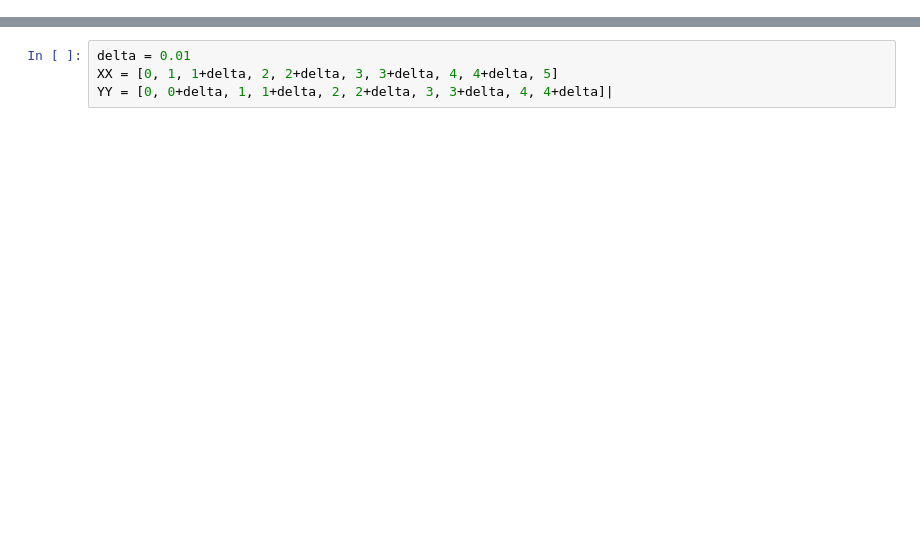
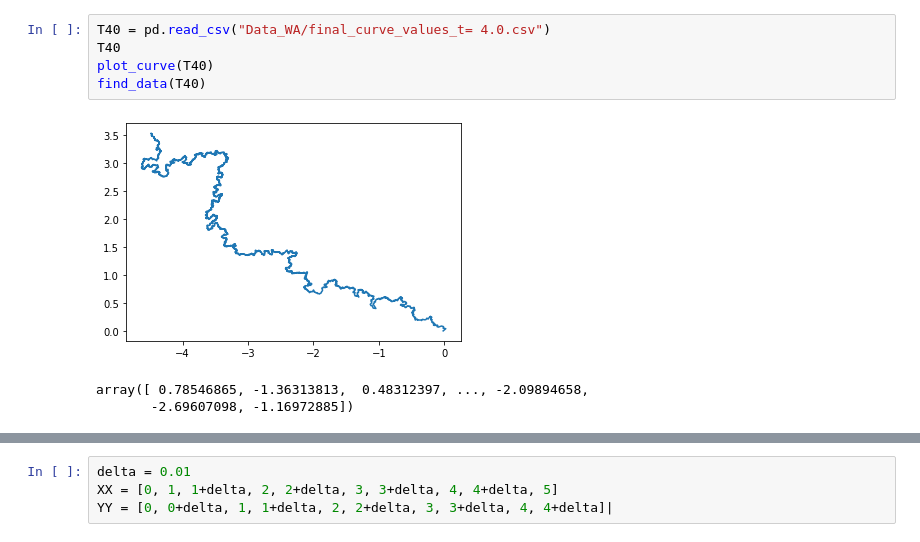
Before and after one commit to CamiloFajardo2021/Statistical_mechanics-project, a Jupyter notebook: angle.ipynb, the cells around one changed output, grey strips where cells are left out. Drawn from its saved outputs; the diff is of its cells as text; blank space fills up the shorter version.

```diff
--- a/angle.ipynb
+++ b/angle.ipynb
@@ -174,0 +140,9 @@ find_data(T20)
+# %%
+T40 = pd.read_csv("Data_WA/final_curve_values_t= 4.0.csv")
+T40
+plot_curve(T40)
+find_data(T40)
+# %% [output]
+[figure, added]
+array([ 0.78546865, -1.36313813,  0.48312397, ..., -2.09894658,
+       -2.69607098, -1.16972885])
```
Also changed, not shown: parts of 19 cells of this notebook.
